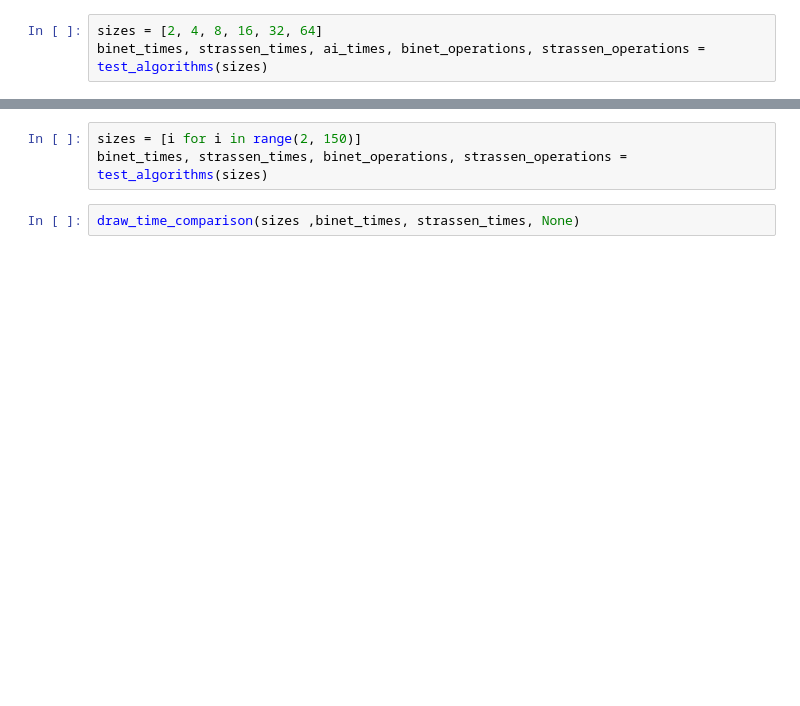
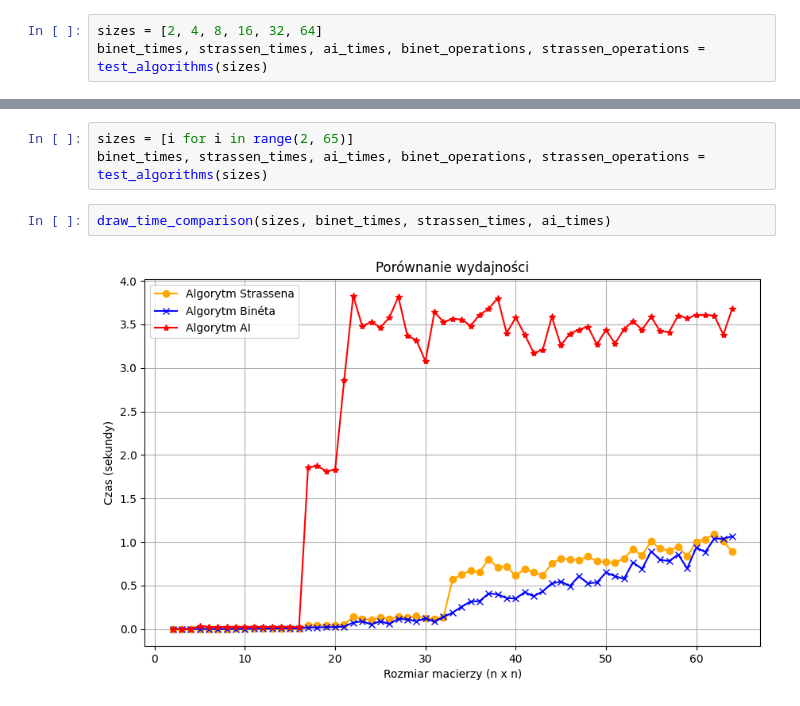
Before and after one commit to mpodmokly/matrix-algorithms, a Jupyter notebook: Zad1/zad1.ipynb, the cells around one changed output, grey strips where cells are left out. Cells and saved outputs as stored; diff of their text form; blank space fills up the shorter version.

```diff
--- a/Zad1/zad1.ipynb
+++ b/Zad1/zad1.ipynb
@@ -407,7 +417,9 @@ draw_flops_comparison(sizes, binet_operations, strassen_operations)
 # %%
-sizes = [i for i in range(2, 150)]
-binet_times, strassen_times, binet_operations, strassen_operations = test_algorithms(sizes)
+sizes = [i for i in range(2, 65)]
+binet_times, strassen_times, ai_times, binet_operations, strassen_operations = test_algorithms(sizes)
 # %%
-draw_time_comparison(sizes ,binet_times, strassen_times, None)
+draw_time_comparison(sizes, binet_times, strassen_times, ai_times)
+# %% [output]
+[figure, added]
 # %%
 draw_flops_comparison(sizes, binet_operations, strassen_operations)
```
Also changed, not shown: parts of 7 cells of this notebook, 7 other files.
